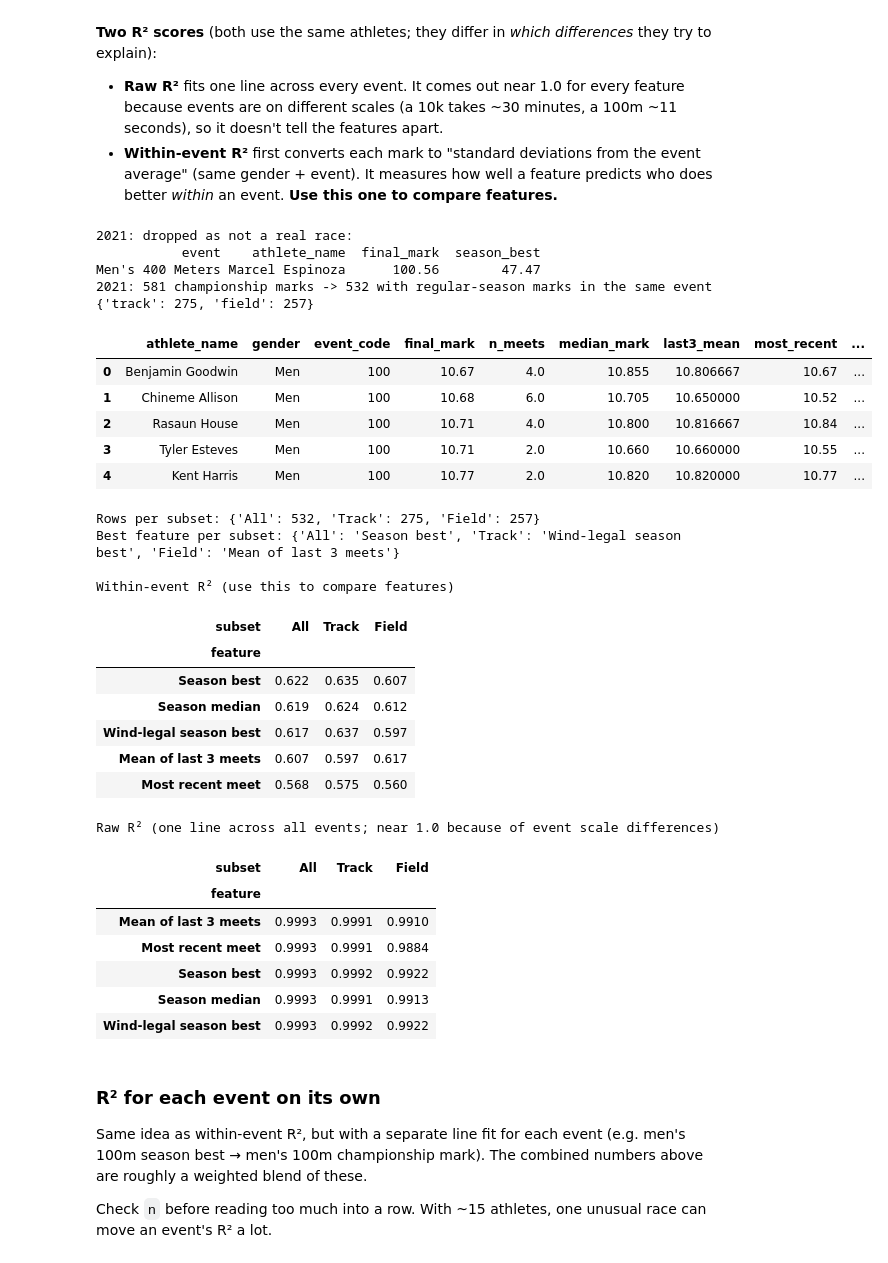
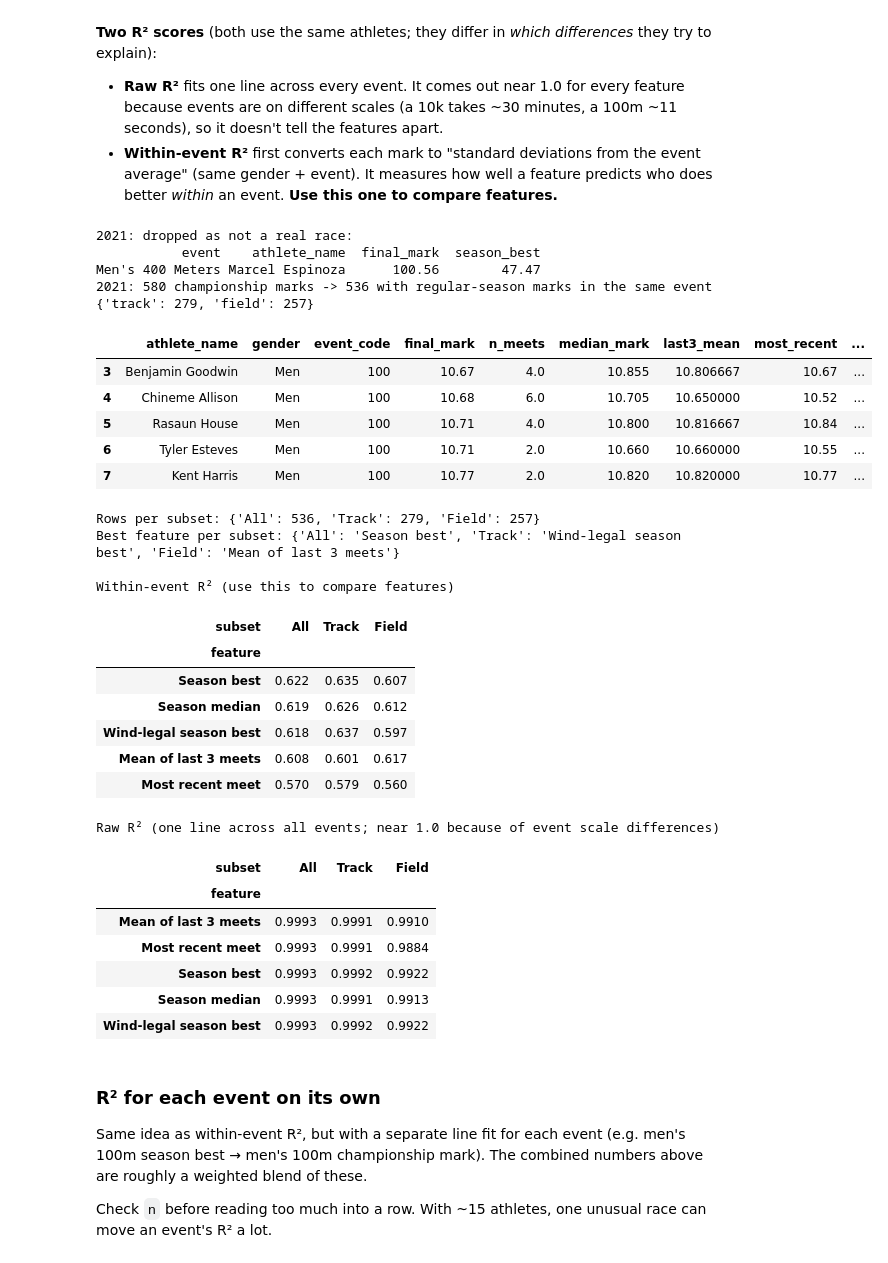
Before and after one commit to ChidiebereAgunanne/DSC180, a Jupyter notebook: big-west-predictor/notebooks/bigwest_predictor.ipynb, the cells around one changed output. Saved outputs shown, nothing was run; the diff lists cells and outputs as text; code cells hidden in the pictures.

```diff
--- a/big-west-predictor/notebooks/bigwest_predictor.ipynb
+++ b/big-west-predictor/notebooks/bigwest_predictor.ipynb
@@ -47,12 +47,13 @@ from sklearn.linear_model import LinearRegression
 from sklearn.metrics import r2_score
 
 # First day of each Big West Championships; only regular-season marks before it count
-CHAMPS_START = {2021: '2021-05-12', 2022: '2022-05-13', 2023: '2023-05-12', 2024: '2024-05-10',
+CHAMPS_START = {2019: '2019-05-10', 2021: '2021-05-12', 2022: '2022-05-13', 2023: '2023-05-12', 2024: '2024-05-10',
                 2025: '2025-05-16', 2026: '2026-05-15'}  # 2026: main meet (multi-events were May 8-9)
 WIND_EVENTS = {'100', '200', '100H', '110H', 'LJ', 'TJ'}
 WIND_LIMIT = 2.0  # m/s
 MIN_ATHLETES_PER_EVENT = 5  # need a few athletes to standardize within an event
 MAX_OFF_SEASON_BEST = 0.5  # championship marks >50% worse than the athlete's season best aren't a real race
+WEATHER = ['temp', 'precip_in', 'humidity_max']  # °F daily high, inches of rain, max relative humidity (%)
 
 # Championship event names -> regular-season event codes
 EVENT_CODES = {
@@ -123,12 +124,15 @@ def build_model_data(year):
     assert champs['event_code'].notna().all(), 'Unmapped championship event'
     champs['final_mark'] = champs['mark'].map(to_number)
     champs = champs.dropna(subset=['athlete_id', 'final_mark'])  # drops DNF, FOUL, NH, ...
+    # Championship weather: one value per meet (champ_temp, champ_precip_in, champ_humidity_max)
+    champs = champs.rename(columns={col: f'champ_{col}' for col in WEATHER})
 
     # Outdoor regular-season marks from before the championships
     season = regular_season[(regular_season['year'] == year) & ~regular_season['is_indoor']].copy()
     season['date'] = pd.to_datetime(season['meet_start_date'])
     season = season[season['date'] < pd.Timestamp(CHAMPS_START[year])]
     season = season.rename(columns={'event': 'event_code'})
+    season['gender'] = season['gender'].str.capitalize()  # regular_season.csv uses 'men'/'women'
     season['mark_num'] = season['mark'].map(to_number)
     season = season.dropna(subset=['mark_num'])
     season['lower_is_better'] = season['event_type'].eq('track')
@@ -137,39 +141,40 @@ def build_model_data(year):
     keys = ['athlete_id', 'gender', 'event_code']
     features = season.groupby(keys).apply(season_features, include_groups=False).reset_index()
 
     # Keep athletes with every feature, so all five models use the same rows
     data = champs.merge(features, on=keys, how='inner').dropna(subset=list(FEATURES))
+    assert data['champ_temp'].notna().all(), 'Missing championship weather'
 
     # Treat marks far off the athlete's own season best like a DNF (e.g. injured and jogged in)
     off_best = np.where(data['event_type'] == 'track',
                         data['final_mark'] / data['season_best'] - 1,
                         1 - data['final_mark'] / data['season_best'])
     not_a_race = off_best > MAX_OFF_SEASON_BEST
     if not_a_race.any():
         print(f'{year}: dropped as not a real race:')
         print(data.loc[not_a_race, ['event', 'athlete_name', 'final_mark', 'season_best']].to_string(index=False))
     data = data[~not_a_race]
 
     event_size = data.groupby('event')['athlete_id'].transform('size')
     data = data[event_size >= MIN_ATHLETES_PER_EVENT].copy()
     print(f'{year}: {len(champs)} championship marks -> {len(data)} with regular-season '
           f'marks in the same event {data["event_type"].value_counts().to_dict()}')
     return data
 
 
 model_data = build_model_data(2021)
 model_data[['athlete_name', 'gender', 'event_code', 'final_mark', 'n_meets', *FEATURES]].head()
 # %% [output]
 2021: dropped as not a real race:
            event    athlete_name  final_mark  season_best
 Men's 400 Meters Marcel Espinoza      100.56        47.47
-2021: 581 championship marks -> 532 with regular-season marks in the same event {'track': 275, 'field': 257}
+2021: 580 championship marks -> 536 with regular-season marks in the same event {'track': 279, 'field': 257}
 |  | athlete_name | gender | event_code | final_mark | n_meets | median_mark | last3_mean | most_recent | ... |
-| 0 | Benjamin Goodwin | Men | 100 | 10.67 | 4.0 | 10.855 | 10.806667 | 10.67 | ... |
-| 1 | Chineme Allison | Men | 100 | 10.68 | 6.0 | 10.705 | 10.650000 | 10.52 | ... |
-| 2 | Rasaun House | Men | 100 | 10.71 | 4.0 | 10.800 | 10.816667 | 10.84 | ... |
-| 3 | Tyler Esteves | Men | 100 | 10.71 | 2.0 | 10.660 | 10.660000 | 10.55 | ... |
-| 4 | Kent Harris | Men | 100 | 10.77 | 2.0 | 10.820 | 10.820000 | 10.77 | ... |
+| 3 | Benjamin Goodwin | Men | 100 | 10.67 | 4.0 | 10.855 | 10.806667 | 10.67 | ... |
+| 4 | Chineme Allison | Men | 100 | 10.68 | 6.0 | 10.705 | 10.650000 | 10.52 | ... |
+| 5 | Rasaun House | Men | 100 | 10.71 | 4.0 | 10.800 | 10.816667 | 10.84 | ... |
+| 6 | Tyler Esteves | Men | 100 | 10.71 | 2.0 | 10.660 | 10.660000 | 10.55 | ... |
+| 7 | Kent Harris | Men | 100 | 10.77 | 2.0 | 10.820 | 10.820000 | 10.77 | ... |
 # %%
 def zscore_within_event(df, col):
     """Standard deviations from the average for the same gender + event."""
@@ -213,17 +218,17 @@ display(within_r2.sort_values('All', ascending=False).round(3))
 print('Raw R² (one line across all events; near 1.0 because of event scale differences)')
 display(raw_r2.round(4))
 # %% [output]
-Rows per subset: {'All': 532, 'Track': 275, 'Field': 257}
+Rows per subset: {'All': 536, 'Track': 279, 'Field': 257}
 Best feature per subset: {'All': 'Season best', 'Track': 'Wind-legal season best', 'Field': 'Mean of last 3 meets'}
 
 Within-event R² (use this to compare features)
 | subset | All | Track | Field |
 | feature |  |  |  |
 | Season best | 0.622 | 0.635 | 0.607 |
-| Season median | 0.619 | 0.624 | 0.612 |
-| Wind-legal season best | 0.617 | 0.637 | 0.597 |
-| Mean of last 3 meets | 0.607 | 0.597 | 0.617 |
-| Most recent meet | 0.568 | 0.575 | 0.560 |
+| Season median | 0.619 | 0.626 | 0.612 |
+| Wind-legal season best | 0.618 | 0.637 | 0.597 |
+| Mean of last 3 meets | 0.608 | 0.601 | 0.617 |
+| Most recent meet | 0.570 | 0.579 | 0.560 |
 Raw R² (one line across all events; near 1.0 because of event scale differences)
 | subset | All | Track | Field |
 | feature |  |  |  |
```
Also changed, not shown: parts of 15 cells of this notebook.
